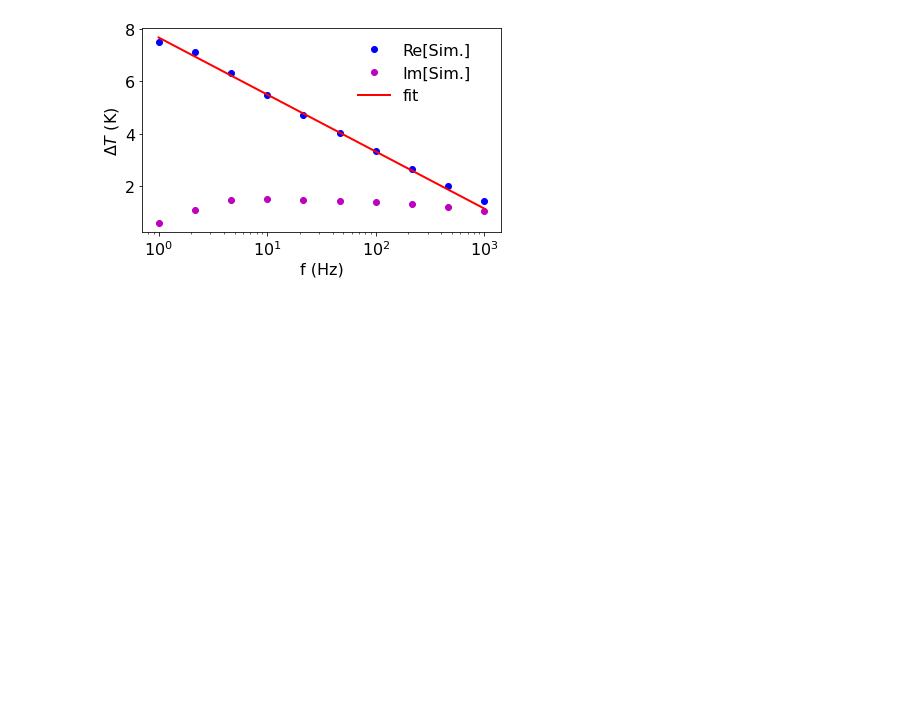
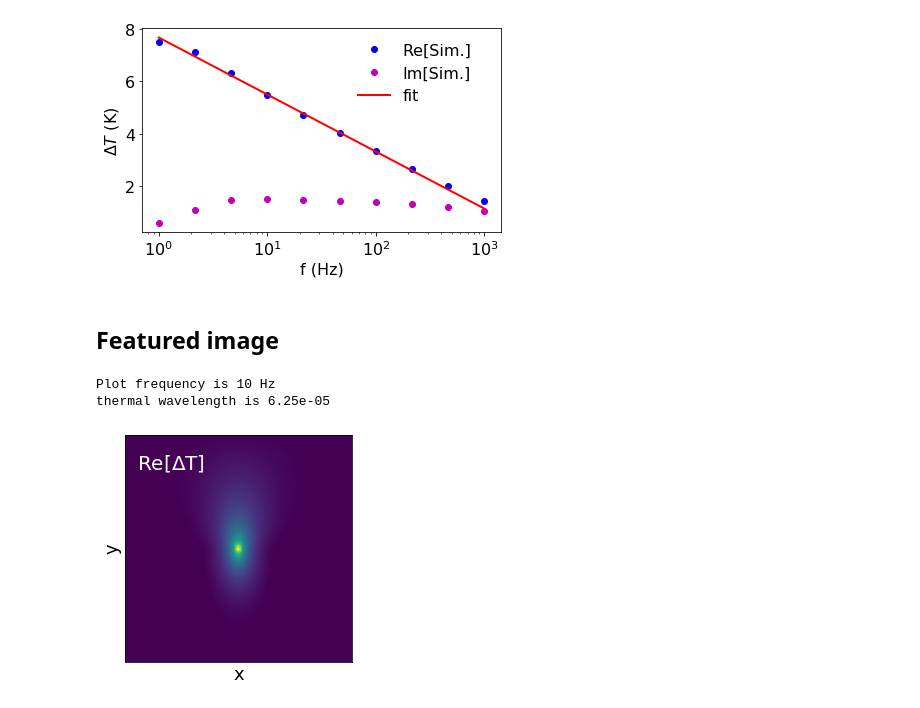
Before and after one commit to microncubed/3-omega, a Jupyter notebook: scripts/01_run_simulations.ipynb, the cells around one changed output. Drawn from its saved outputs; the diff is of its cells as text; code cells hidden in the pictures; blank space fills up the shorter version.

```diff
--- a/scripts/01_run_simulations.ipynb
+++ b/scripts/01_run_simulations.ipynb
@@ -258,2 +254,30 @@ frequencies for fit [  1.           2.15443469   4.64158883  10.          21.544
 Fitted thermal conductivity = 1.341 W/m/K
 [figure]
+# %% [markdown]
+## Featured image
+# %%
+freq_index = 3 # the frequency point at which to plot the temperature
+
+print('Plot frequency is {:0.0f} Hz'.format(freqs[freq_index]))
+
+wavelength = np.sqrt(k[material]/c[material]/rho[material]/2/2/np.pi/freqs[freq_index])
+print('thermal wavelength is {:0.2e}'.format(wavelength))
+
+fig,ax = plt.subplots(1,1,figsize=[4,4])
+graph = ax.pcolor(x*1e6,y*1e6,out[freq_index].real.T,vmin=0,vmax=np.max(out[freq_index].real))
+
+ax.set_xlabel('x')
+ax.set_ylabel('y')
+ax.set_xticks([])
+ax.set_yticks([])
+#cbar = fig.colorbar(graph)
+#cbar.set_label('$\Delta$T (K)')
+ax.text(-450,175,'Re[$\Delta$T]',color='w',size=20)
+
+fig.tight_layout()
+if save_file==True:
+    fig.savefig(figpath+'/'+material+'_real_{:0.0f}_Hz_feat.png'.format(freqs[freq_index]),dpi=150)
+# %% [output]
+Plot frequency is 10 Hz
+thermal wavelength is 6.25e-05
+[figure, added]
```
Also changed, not shown: parts of 4 cells of this notebook, 10 other files.
